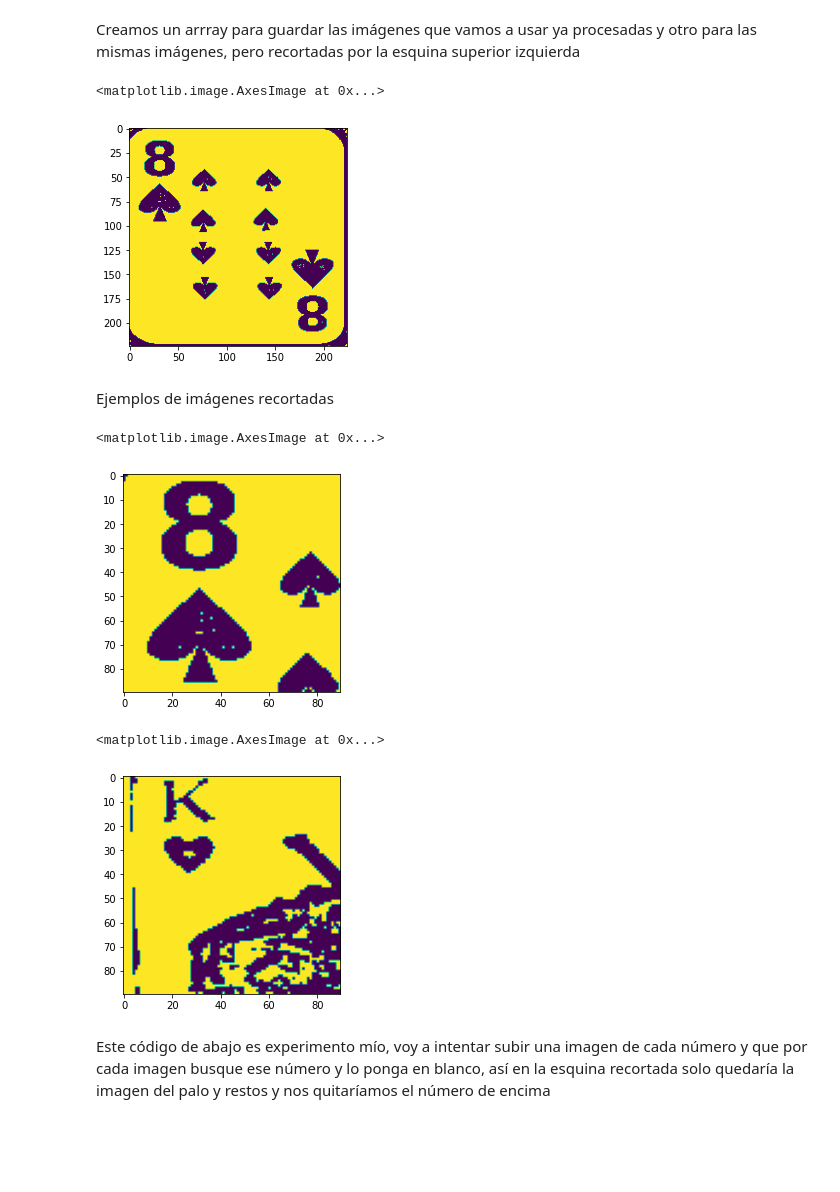
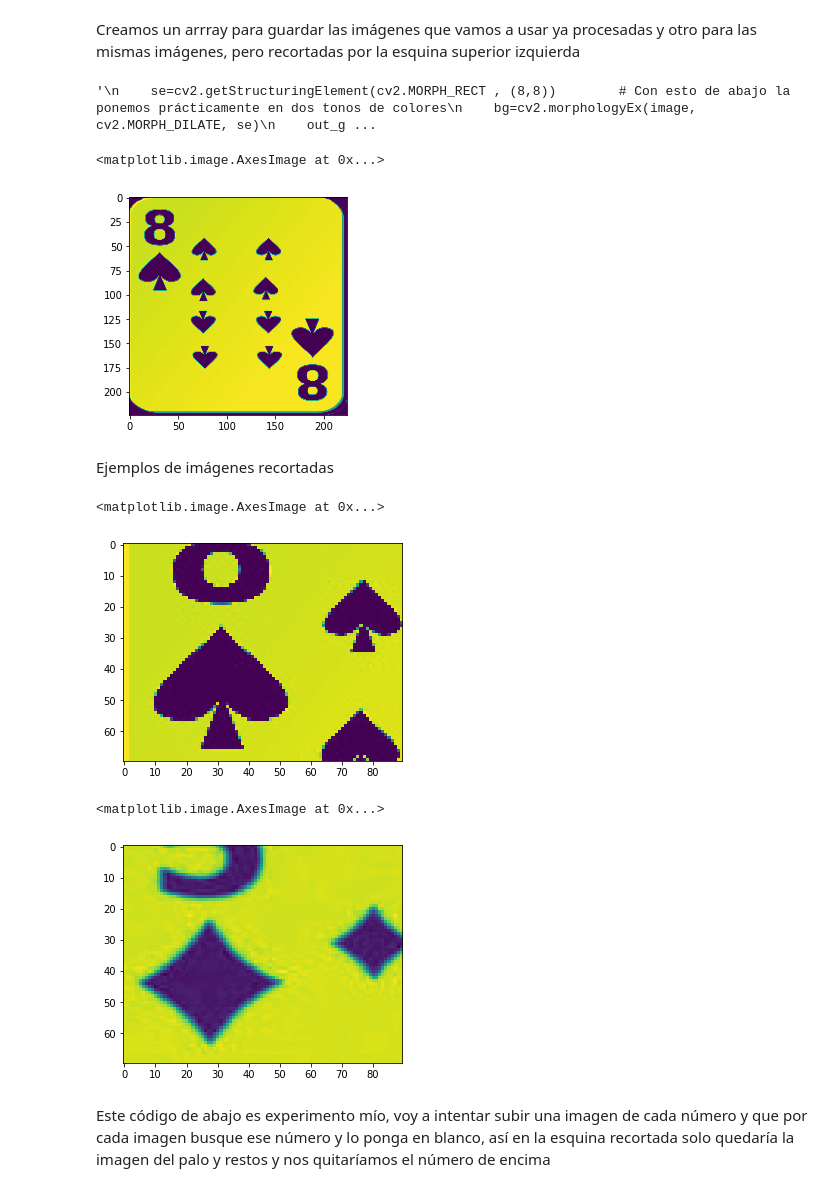
Before and after one commit to cynthiatcelorio/ML_Clustering, a Jupyter notebook: cynthia.ipynb, the cells around one changed output. Drawn from its saved outputs; the diff is of its cells as text; code cells hidden in the pictures; blank space fills up the shorter version.

Commit message:
imagenes normalizadas kaggle: 0.00424

```diff
--- a/cynthia.ipynb
+++ b/cynthia.ipynb
@@ -168,23 +168,34 @@ Creamos un arrray para guardar las imágenes que vamos a usar ya procesadas y ot
 # %%
 from google.colab.patches import cv2_imshow
 images_entrenamiento = []
+imagen_normalizada = []
 cropped = []
 for imagePath in imagePaths:
     image = cv2.imread(imagePath)                               # leemos la imagen
     resized = cv2.resize(image, (224, 224))                     # le ponemos tamaño 224x224 para tenerlas toda iguales
     image=cv2.cvtColor(resized,cv2.COLOR_BGR2GRAY)              # la ponemos en grises
+
+    norm_img = np.zeros((300, 300))                             # normalizamos la imagen
+    norm_img = cv2.normalize(image, norm_img, 0, 255, cv2.NORM_MINMAX)
+    imagen_normalizada.append(norm_img)
+    cropped.append(norm_img[30:100, 0:90])                    # Añadimos la imagen recortada a la lista cropped
+
+'''
     se=cv2.getStructuringElement(cv2.MORPH_RECT , (8,8))        # Con esto de abajo la ponemos prácticamente en dos tonos de colores
     bg=cv2.morphologyEx(image, cv2.MORPH_DILATE, se)
     out_gray=cv2.divide(image, bg, scale=255)
     out_binary=cv2.threshold(out_gray, 0, 255, cv2.THRESH_OTSU )[1]
     images_entrenamiento.append(out_binary)                     # Añadimos la imagen procesada a la lista
-    cropped.append(out_binary[10:100, 0:90])                    # Añadimos la imagen recortada a la lista cropped
+    #cropped.append(out_binary[30:100, 0:90])                    # Añadimos la imagen recortada a la lista cropped
+'''
+# %% [output]
+'\n    se=cv2.getStructuringElement(cv2.MORPH_RECT , (8,8))        # Con esto de abajo la ponemos prácticamente en dos tonos de colores\n    bg=cv2.morphologyEx(image, cv2.MORPH_DILATE, se)\n    out_g ...
 # %%
 from skimage import io
-plt.imshow(images_entrenamiento[1653])
+plt.imshow(imagen_normalizada[1653])
 # %% [output]
 <matplotlib.image.AxesImage at 0x...>
-[figure, old version]
+[figure, new version]
 # %% [markdown]
 Ejemplos de imágenes recortadas
 # %%
@@ -192,12 +203,12 @@ Ejemplos de imágenes recortadas
 plt.imshow(cropped[1653])
 # %% [output]
 <matplotlib.image.AxesImage at 0x...>
-[figure, old version]
+[figure, new version]
 # %%
-plt.imshow(cropped[566])
+plt.imshow(cropped[1233])
 # %% [output]
 <matplotlib.image.AxesImage at 0x...>
-[figure, old version]
+[figure, new version]
 # %% [markdown]
 Este código de abajo es experimento mío, voy a intentar subir una imagen de cada número y que por cada imagen busque ese número y lo ponga en blanco, así en la esquina recortada solo quedaría la imagen del palo y restos y nos quitaríamos el número de encima
 # %%
```
Also changed, not shown: parts of 8 cells of this notebook.
